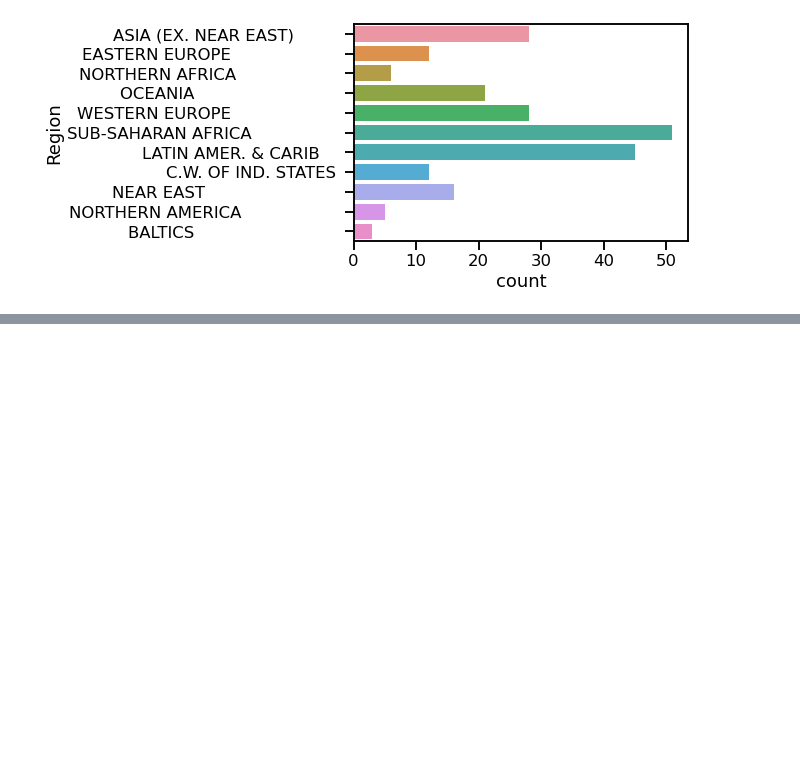
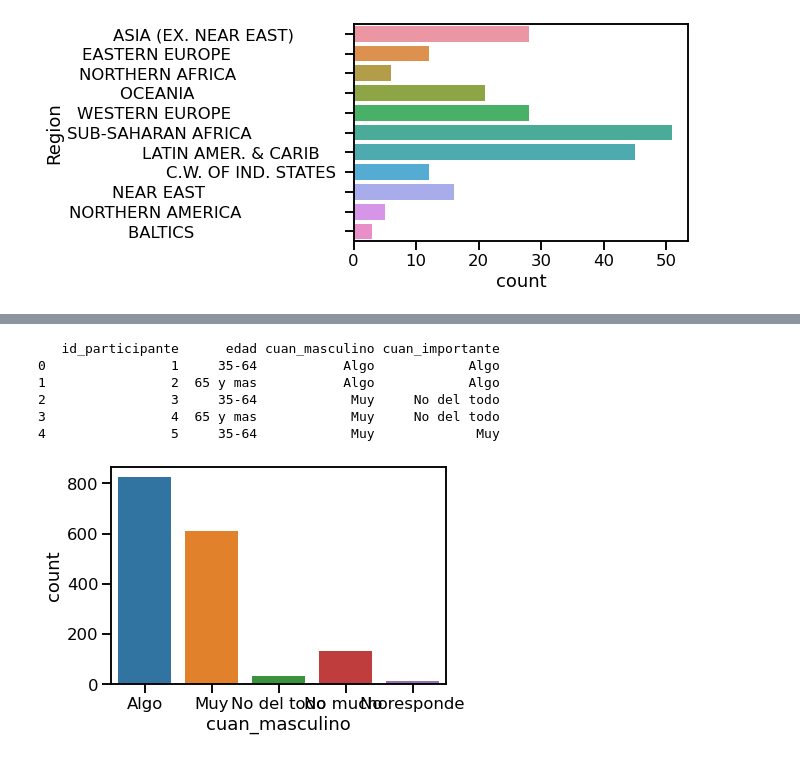
Before and after one commit to adinamarca/notebooks, a Jupyter notebook: PY/DATA_VIZ/Introduction_to_seaborn/notebook.ipynb, the cells around one changed output, grey strips where cells are left out. Drawn from its saved outputs; the diff is of its cells as text; code cells hidden in the pictures; blank space fills up the shorter version.

```diff
--- a/PY/DATA_VIZ/Introduction_to_seaborn/notebook.ipynb
+++ b/PY/DATA_VIZ/Introduction_to_seaborn/notebook.ipynb
@@ -211,0 +457,35 @@ plt.show()
+# %%
+# Importamos Pandas
+#import pandas as pd
+
+# Definimos la ruta
+#ruta = 'raw-responses.csv'
+
+# Create a DataFrame from csv file
+#subconjunto = pd.read_csv(ruta)
+
+# Print the head of df
+print(subconjunto.head())
+# %% [output]
+   id_participante      edad cuan_masculino cuan_importante
+0                1     35-64           Algo            Algo
+1                2  65 y mas           Algo            Algo
+2                3     35-64            Muy     No del todo
+3                4  65 y mas            Muy     No del todo
+4                5     35-64            Muy             Muy
+# %%
+# Importamos Matplotlib, Pandas, and Seaborn
+#import pandas as pd
+#import matplotlib.pyplot as plt
+#import seaborn as sns
+
+# Creamos el DATAFRAME (ya creado)
+#subconjunto = pd.read_csv(ruta)
+
+# Creamos el gráfico de recuento
+sns.countplot(x='cuan_masculino', data=subconjunto)
+
+# Mostramos el gráfico
+plt.show()
+# %% [output]
+[figure, added]
```
Also changed, not shown: parts of 25 cells of this notebook, 2 other files.
